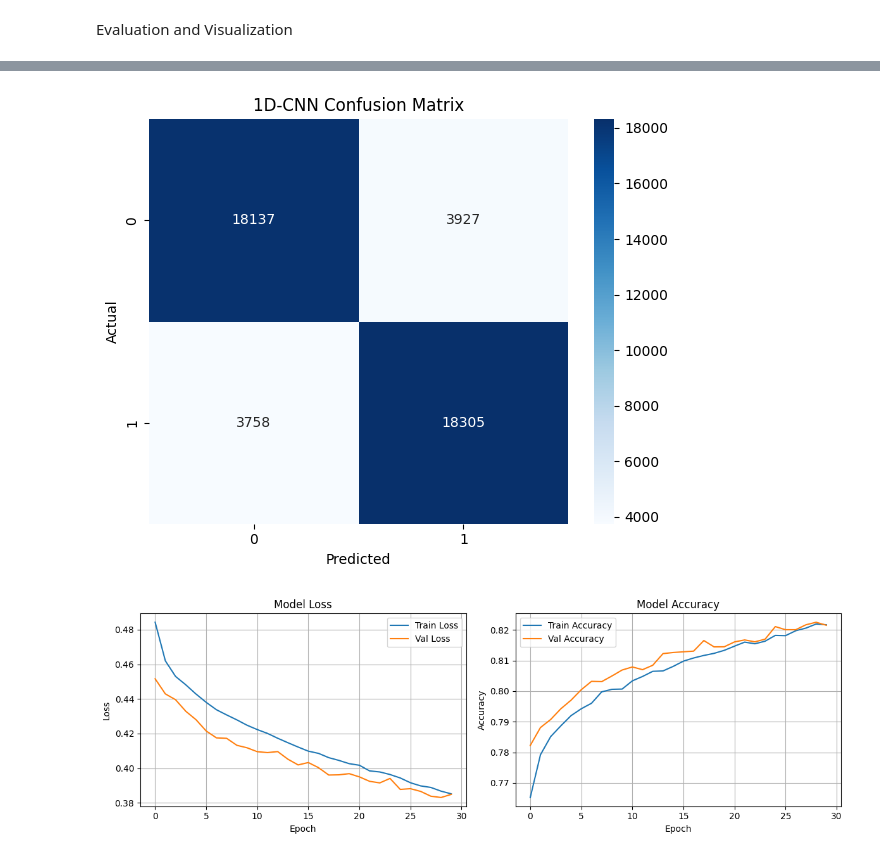
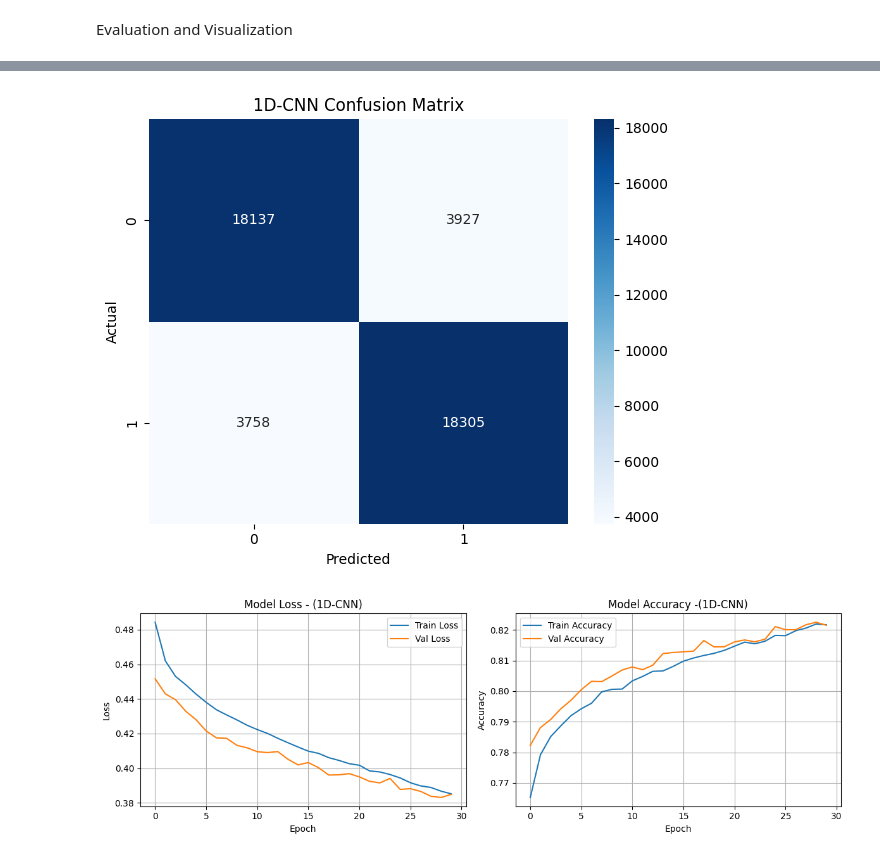
Before and after one commit to amaya2509/AI-weather-forecast, a Jupyter notebook: 1D_CNN.ipynb, the cells around one changed output, grey strips where cells are left out. Drawn from its saved outputs; the diff is of its cells as text; code cells hidden in the pictures.

```diff
--- a/1D_CNN.ipynb
+++ b/1D_CNN.ipynb
@@ -266,7 +266,7 @@ fig, (ax1, ax2) = plt.subplots(1, 2, figsize=(12, 4))
 
 ax1.plot(history_cnn.history['loss'], label='Train Loss')
 ax1.plot(history_cnn.history['val_loss'], label='Val Loss')
-ax1.set_title('Model Loss')
+ax1.set_title('Model Loss - (1D-CNN)')
 ax1.set_xlabel('Epoch')
 ax1.set_ylabel('Loss')
 ax1.legend()
@@ -274,7 +274,7 @@ ax1.grid(True)
 
 ax2.plot(history_cnn.history['accuracy'], label='Train Accuracy')
 ax2.plot(history_cnn.history['val_accuracy'], label='Val Accuracy')
-ax2.set_title('Model Accuracy')
+ax2.set_title('Model Accuracy -(1D-CNN)')
 ax2.set_xlabel('Epoch')
 ax2.set_ylabel('Accuracy')
 ax2.legend()
@@ -287,18 +287,18 @@ plt.show()
 
 Prediction check:
 NaN in predictions: 0
 Prediction range: [0.0000, 1.0000]
 
 === CNN Evaluation Metrics ===
 Accuracy:  0.8258
 Precision: 0.8234
 Recall:    0.8297
 F1 Score:  0.8265
 AUC:       0.9105
 ... (6 lines left out)
 
     accuracy                           0.83     44127
    macro avg       0.83      0.83      0.83     44127
 weighted avg       0.83      0.83      0.83     44127
 [figure]
-[figure, old version]
+[figure, new version]
```
Also changed, not shown: parts of 1 cell of this notebook.
